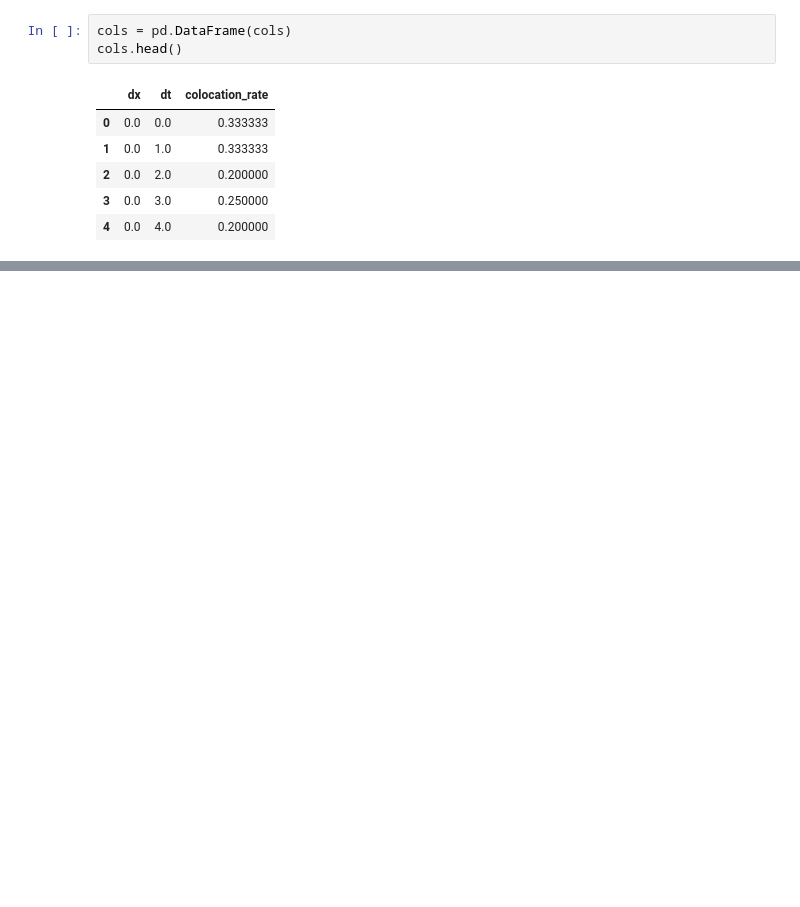
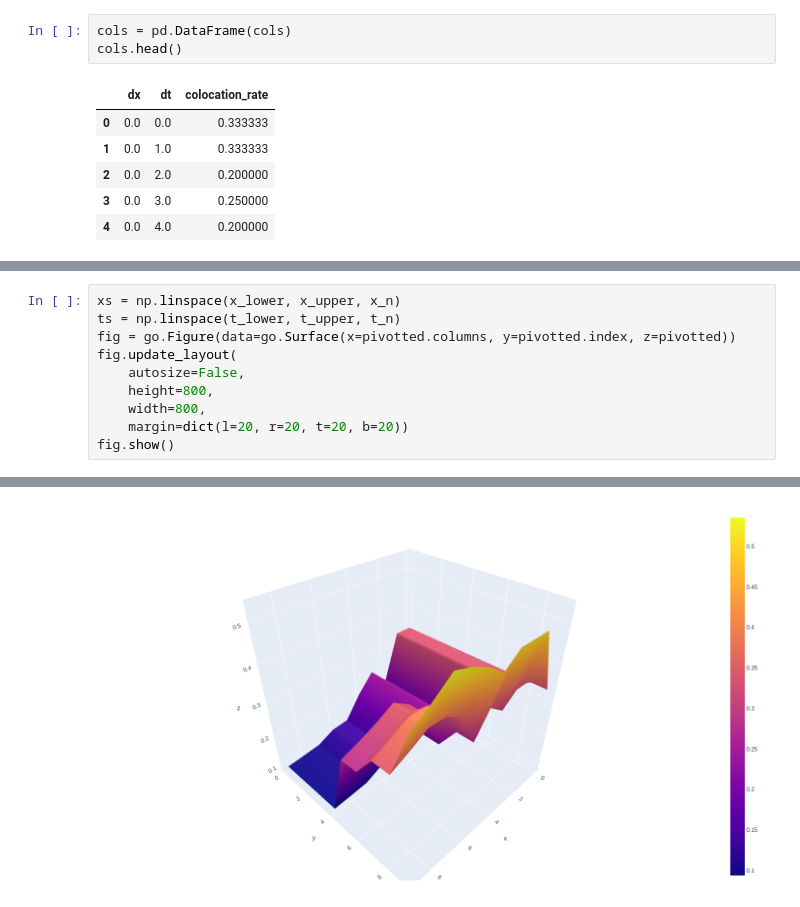
Before and after one commit to ksuchak1990/colocationpy, a Jupyter notebook: modified_wang.ipynb, the cells around one changed output, grey strips where cells are left out. Saved outputs shown, nothing was run; the diff lists cells and outputs as text; blank space fills up the shorter version.

```diff
--- a/modified_wang.ipynb
+++ b/modified_wang.ipynb
@@ -74,0 +85,11 @@ plt.show()
+# %%
+xs = np.linspace(x_lower, x_upper, x_n)
+ts = np.linspace(t_lower, t_upper, t_n)
+fig = go.Figure(data=go.Surface(x=pivotted.columns, y=pivotted.index, z=pivotted))
+fig.update_layout(
+    autosize=False,
+    height=800,
+    width=800,
+    margin=dict(l=20, r=20, t=20, b=20))
+fig.show()
+# %% [output]
@@ -74,0 +97 @@ plt.show()
+[figure, added]
```
Also changed, not shown: parts of 6 cells of this notebook.
